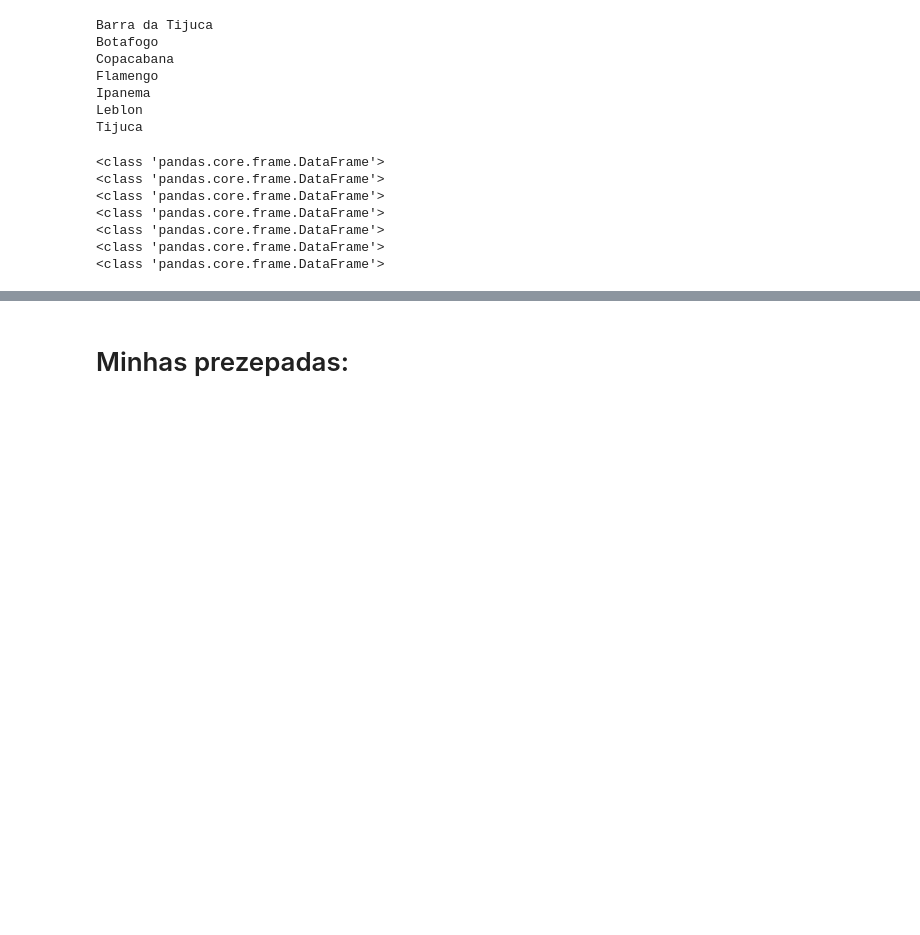
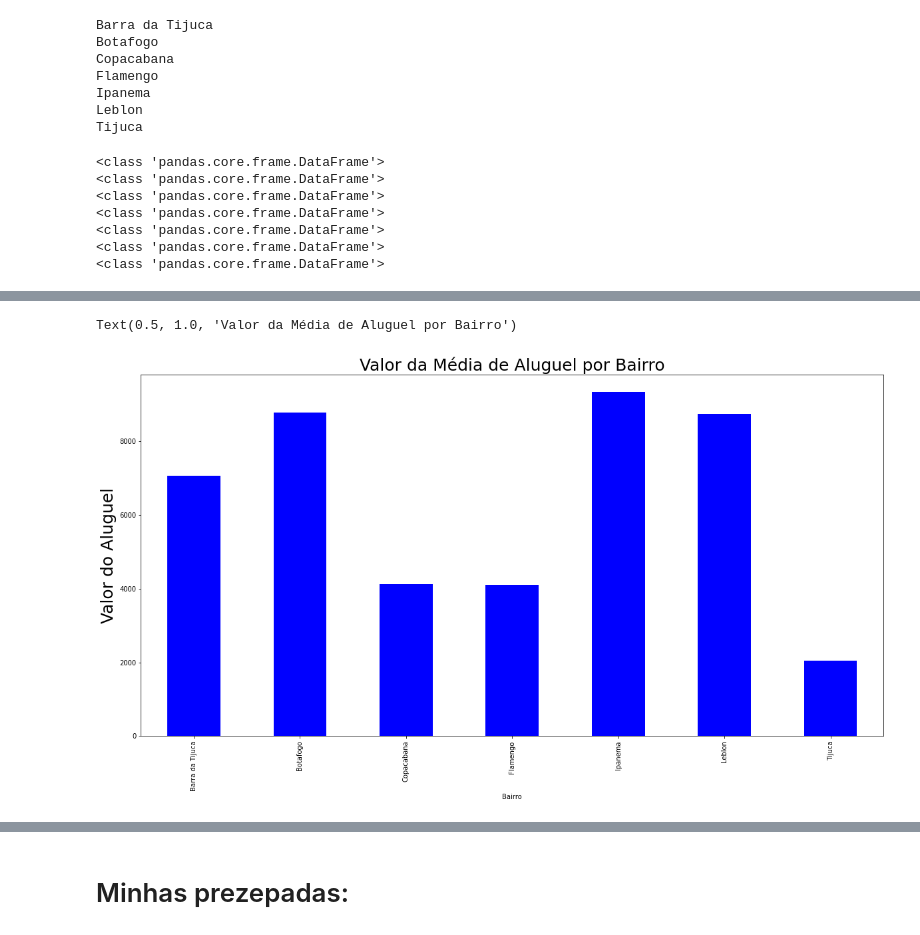
Before and after one commit to bschs1/dataScienceAlura, a Jupyter notebook: 08_Estatística_Descritivas_.ipynb, the cells around one changed output, grey strips where cells are left out. Cells and saved outputs as stored; diff of their text form; code cells hidden in the pictures; blank space fills up the shorter version.

```diff
--- a/08_Estatística_Descritivas_.ipynb
+++ b/08_Estatística_Descritivas_.ipynb
@@ -131,0 +176,9 @@ grupo_bairro[['Valor', 'Condominio']].mean().round(2)
+# %%
+#plots!!!
+# esse plot é mt util pq aqui estamos so tirando a média mas poderíamos tirar varias outras infos
+fig = grupo_bairro['Valor'].mean().plot.bar(color = 'Blue')
+fig.set_ylabel('Valor do Aluguel', {'fontsize': 25})
+fig.set_title('Valor da Média de Aluguel por Bairro', {'fontsize': 25})
+# %% [output]
+Text(0.5, 1.0, 'Valor da Média de Aluguel por Bairro')
+[figure, added]
```
Also changed, not shown: parts of 29 cells of this notebook.
